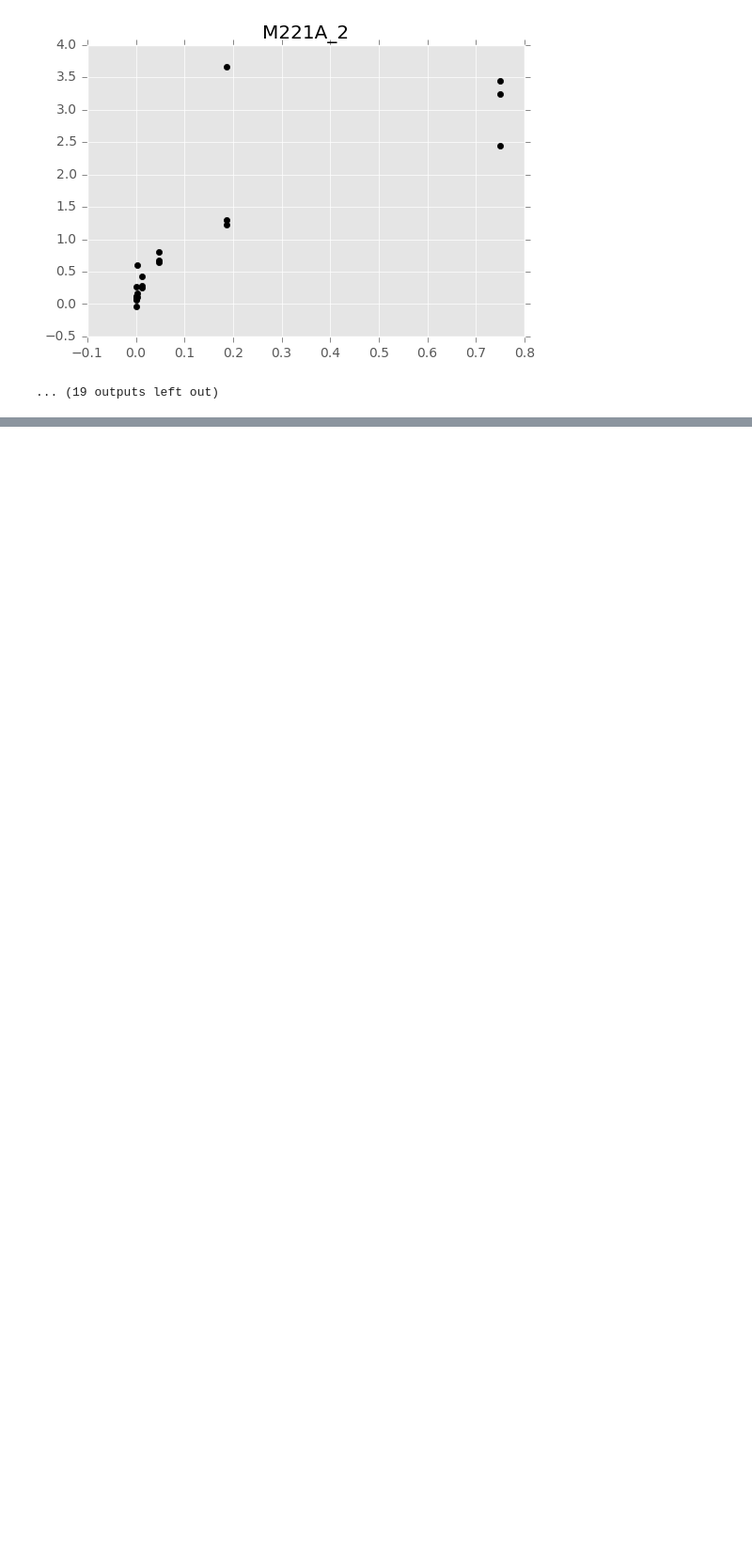
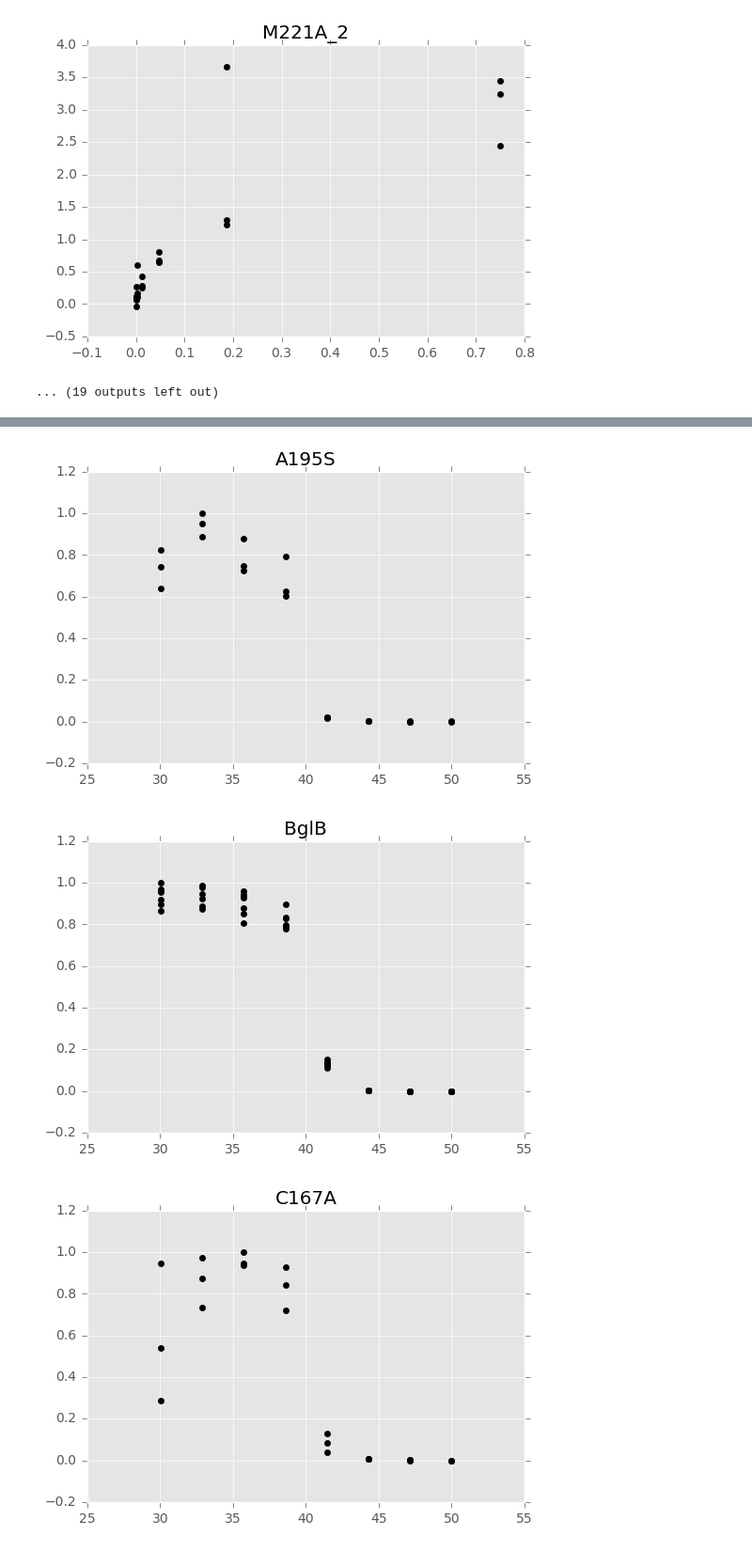
Before and after one commit to dacarlin/bglb_thermal, a Jupyter notebook: data_sets/experimental_data/assay_data/why_isn't_this_in_clean?.ipynb, the cells around one changed output, grey strips where cells are left out. Shown at 94% size. Drawn from its saved outputs; the diff is of its cells as text; code cells hidden in the pictures; blank space fills up the shorter version.

Commit message:
Added thermal stability statistical analysis

```diff
--- a/data_sets/experimental_data/assay_data/why_isn't_this_in_clean?.ipynb
+++ b/data_sets/experimental_data/assay_data/why_isn't_this_in_clean?.ipynb
@@ -62,0 +65,8 @@ for idx, data in df.groupby( 'mutant' ):
+# %%
+# thermo
+
+df = pandas.read_csv( 'clean/thermal.csv' )
+df = df[ ( df.rate > 0 ) ]
+
+print( len( df.mutant.unique() ) )
+print( df.columns )
@@ -62,0 +90,4 @@ for idx, data in df.groupby( 'mutant' ):
+# %%
+for idx, data in df.groupby( 'mutant' ):
+    if len( data ) < 24:
+        print( idx, 'ain\'t got no (<24)' )
@@ -62,0 +112,19 @@ for idx, data in df.groupby( 'mutant' ):
+# %%
+my_mutants = []
+for idx, data in df.groupby( 'mutant' ):
+    mutation = idx.split( '_' )[ 0 ]
+    normalized_rates = data.rate / data.rate.max()
+    #params, cov = my_curve_fit( v, data.temp, normalized_rates, ( 39.9, -.1 ) )
+    #my_mutants.append( ( mutation, params, cov ) )
+# %%
+for idx, data in df.groupby( 'mutant' ):
+    normalized_rates = data.rate / data.rate.max()
+    plt.scatter( data.temp, normalized_rates, color='k' )
+    x_vals = np.linspace( data.temp.min(), data.temp.max(), 10 )
+#    plt.plot( x_vals, v(
+    plt.title( idx )
+    plt.show()
+# %% [output]
+[figure, added]
+[figure, added]
+[figure, added]
```
Also changed, not shown: parts of 5 cells of this notebook.
